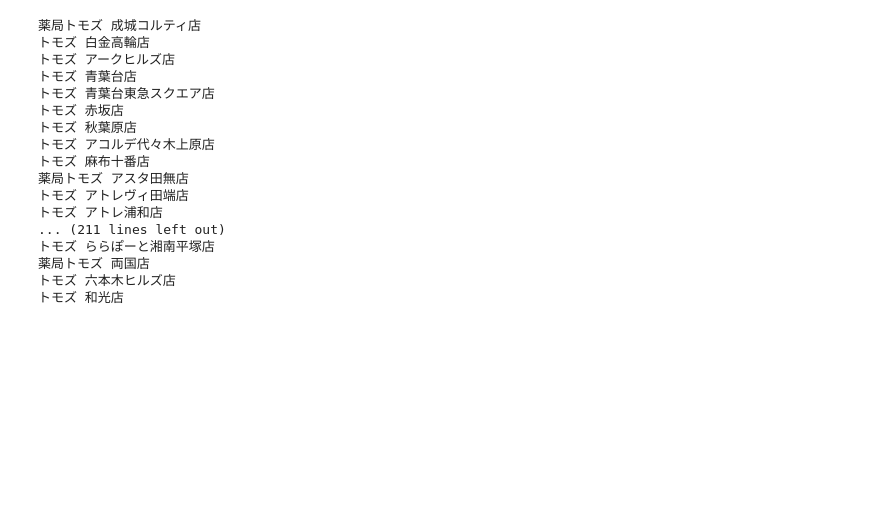
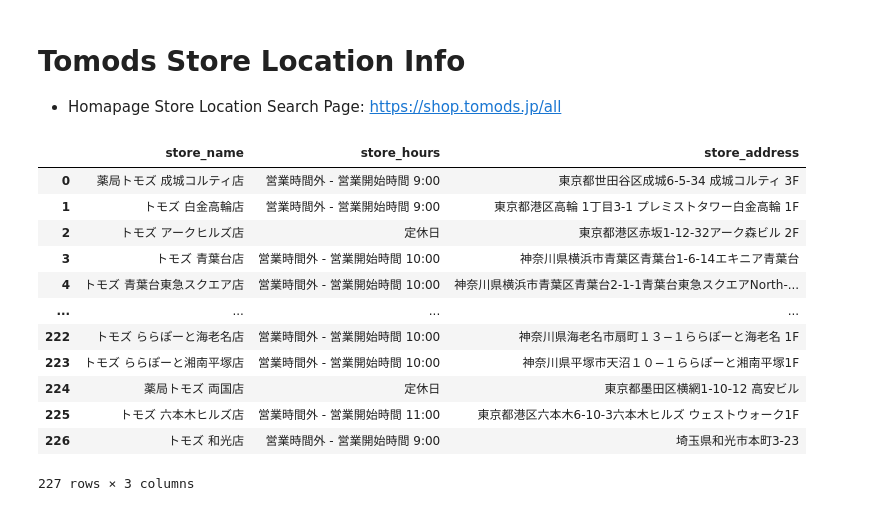
Before and after one commit to Kensuzuki95/AIF360, a Jupyter notebook: Web_Scraping_Store_Info.ipynb, the cells around one changed output. Saved outputs shown, nothing was run; the diff lists cells and outputs as text; code cells hidden in the pictures; blank space fills up the shorter version.

```diff
--- a/Web_Scraping_Store_Info.ipynb
+++ b/Web_Scraping_Store_Info.ipynb
@@ -1,2 +1,5 @@
 # %% [markdown]
 <a href="https://colab.research.google.com/github/Kensuzuki95/AIF360/blob/master/Web_Scraping_Store_Info.ipynb" target="_parent"><img src="https://colab.research.google.com/assets/colab-badge.svg" alt="Open In Colab"/></a>
+# %% [markdown]
+# Tomods Store Location Info
+* Homapage Store Location Search Page: https://shop.tomods.jp/all
@@ -3,37 +11,48 @@
 # %%
-import requests
-from bs4 import BeautifulSoup
+url = "https://shop.tomods.jp/all"
 
-url = 'https://shop.tomods.jp/all?keyword=%E3%83%88%E3%83%A2%E3%82%BA'
-
-# Send a GET request to the URL
+# Send a GET request to the website
 response = requests.get(url)
 
-# Create a BeautifulSoup object from the response text
-soup = BeautifulSoup(response.text, 'html.parser')
+# Create a BeautifulSoup object to parse the HTML content
+soup = BeautifulSoup(response.content, 'html.parser')
 
-# Find all store name elements
-store_name_elements = soup.find_all('button', class_='font-bold ml-1.5 text-left text-[14px] hover:opacity-50 transition-opacity')
+# Find all the buttons with the specified class and extract the store names
+buttons = soup.find_all('button', class_='font-bold ml-1.5 text-left text-[14px] hover:opacity-50 transition-opacity')
 
-# Extract and print the store names
-for store_name_element in store_name_elements:
-    store_name = store_name_element.text.strip()
-    print(store_name)
+# Find all the divs with the specified class and extract the store hours and store address
+store_info = soup.find_all('div', class_='text-sm mb-3')
+
+store_data = []
+for i in range(len(buttons)):
+    store_name = buttons[i].text
+    store_hours = store_info[i].find('div', class_='mb-1').text
+    store_address = store_info[i].find_all('div')[1].text
+    store_data.append([store_name, store_hours, store_address])
+
+# Create a pandas DataFrame from the scraped data
+df = pd.DataFrame(store_data, columns=['store_name', 'store_hours', 'store_address'])
+
+# Print the DataFrame
+#df.head()
-# %% [output]
-薬局トモズ 成城コルティ店
-トモズ 白金高輪店
-トモズ アークヒルズ店
-トモズ 青葉台店
-トモズ 青葉台東急スクエア店
-トモズ 赤坂店
-トモズ 秋葉原店
-トモズ アコルデ代々木上原店
-トモズ 麻布十番店
-薬局トモズ アスタ田無店
-トモズ アトレヴィ田端店
-トモズ アトレ浦和店
-... (211 lines left out)
-トモズ ららぽーと湘南平塚店
-薬局トモズ 両国店
-トモズ 六本木ヒルズ店
-トモズ 和光店
+# %%
+# Filter rows based on the condition: store_name contains 'トモズ'
+df = df[df['store_name'].str.contains('トモズ')]
+
+# Reset the DataFrame index after filtering
+df = df.reset_index(drop=True)
+df
+# %% [output]
+|  | store_name | store_hours | store_address |
+| 0 | 薬局トモズ 成城コルティ店 | 営業時間外 - 営業開始時間 9:00 | 東京都世田谷区成城6-5-34 成城コルティ 3F |
+| 1 | トモズ 白金高輪店 | 営業時間外 - 営業開始時間 9:00 | 東京都港区高輪 1丁目3-1 プレミストタワー白金高輪 1F |
+| 2 | トモズ アークヒルズ店 | 定休日 | 東京都港区赤坂1-12-32アーク森ビル 2F |
+| 3 | トモズ 青葉台店 | 営業時間外 - 営業開始時間 10:00 | 神奈川県横浜市青葉区青葉台1-6-14エキニア青葉台 |
+| 4 | トモズ 青葉台東急スクエア店 | 営業時間外 - 営業開始時間 10:00 | 神奈川県横浜市青葉区青葉台2-1-1青葉台東急スクエアNorth-... |
+| ... | ... | ... | ... |
+| 222 | トモズ ららぽーと海老名店 | 営業時間外 - 営業開始時間 10:00 | 神奈川県海老名市扇町１３−１ららぽーと海老名 1F |
+| 223 | トモズ ららぽーと湘南平塚店 | 営業時間外 - 営業開始時間 10:00 | 神奈川県平塚市天沼１０−１ららぽーと湘南平塚1F |
+| 224 | 薬局トモズ 両国店 | 定休日 | 東京都墨田区横網1-10-12 高安ビル |
+| 225 | トモズ 六本木ヒルズ店 | 営業時間外 - 営業開始時間 11:00 | 東京都港区六本木6-10-3六本木ヒルズ ウェストウォーク1F |
+| 226 | トモズ 和光店 | 営業時間外 - 営業開始時間 9:00 | 埼玉県和光市本町3-23 |
+227 rows × 3 columns
```
Also changed, not shown: parts of 11 cells of this notebook.
